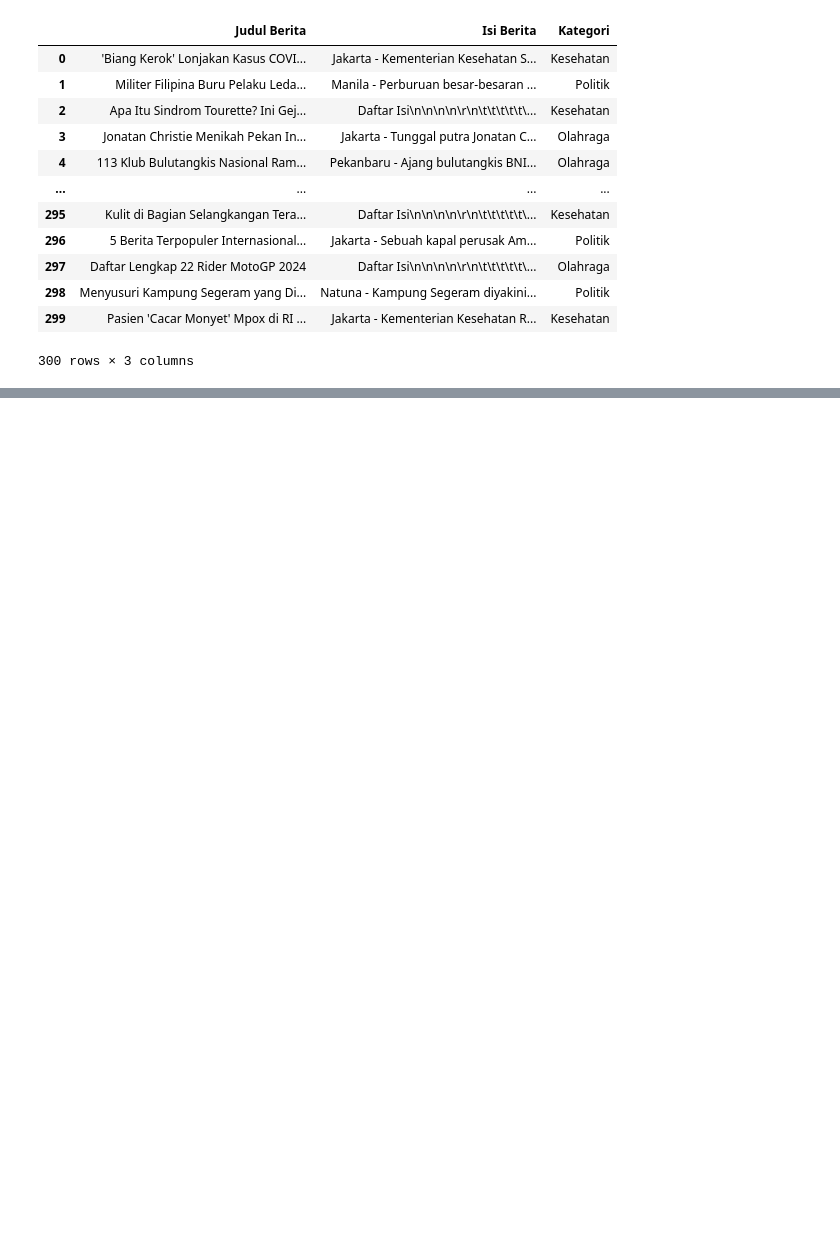
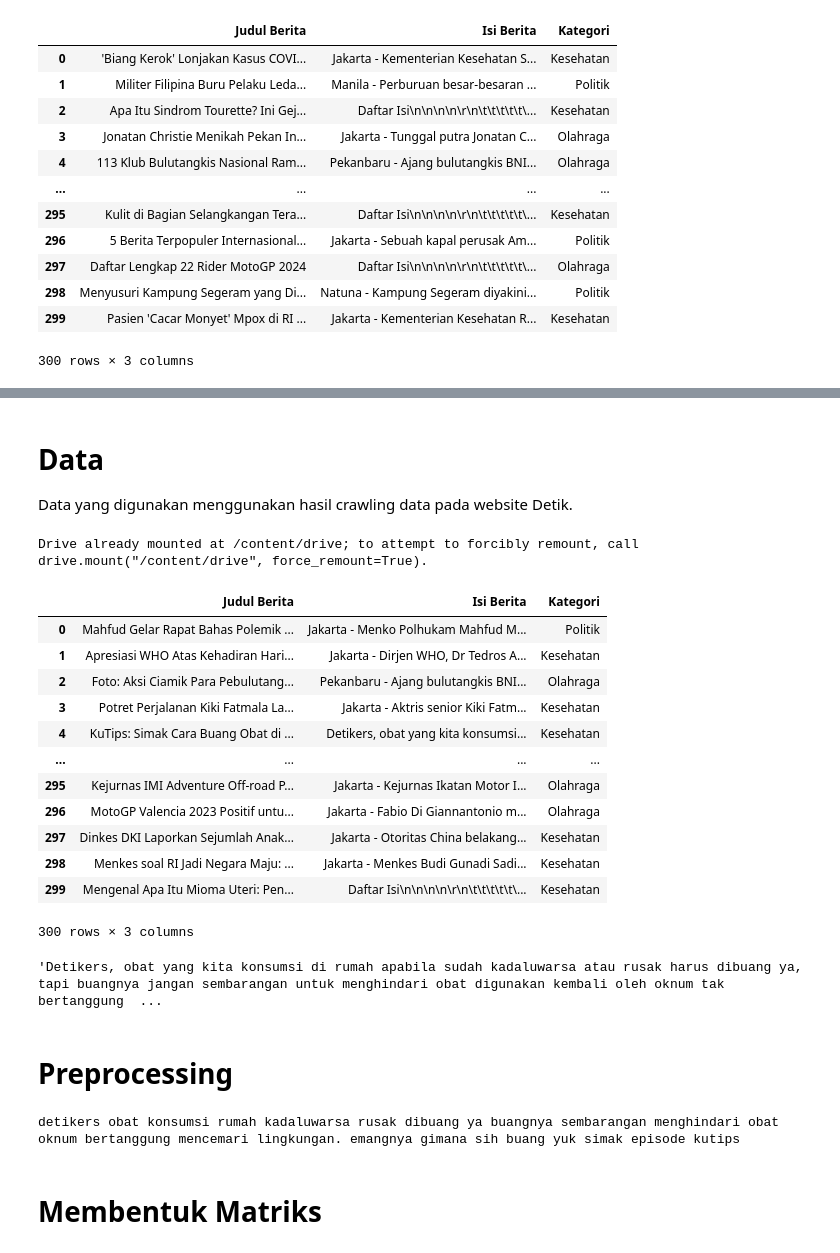
Before and after one commit to rifkiavendika/PPWeb, a Jupyter notebook: _sources/uas.ipynb, the cells around one changed output, grey strips where cells are left out. Saved outputs shown, nothing was run; the diff lists cells and outputs as text; code cells hidden in the pictures; blank space fills up the shorter version.

```diff
--- a/_sources/uas.ipynb
+++ b/_sources/uas.ipynb
@@ -65,0 +107,33 @@ df
+# %% [markdown]
+# Data
+
+Data yang digunakan menggunakan hasil crawling data pada website Detik.
+# %%
+from google.colab import drive
+drive.mount('/content/drive')
+# %% [output]
+Drive already mounted at /content/drive; to attempt to forcibly remount, call drive.mount("/content/drive", force_remount=True).
+# %%
+df = pd.read_csv('/content/drive/MyDrive/PPWeb/tugas/all_kategori.csv')
+df
+# %% [output]
+|  | Judul Berita | Isi Berita | Kategori |
+| 0 | Mahfud Gelar Rapat Bahas Polemik ... | Jakarta - Menko Polhukam Mahfud M... | Politik |
+| 1 | Apresiasi WHO Atas Kehadiran Hari... | Jakarta - Dirjen WHO, Dr Tedros A... | Kesehatan |
+| 2 | Foto: Aksi Ciamik Para Pebulutang... | Pekanbaru - Ajang bulutangkis BNI... | Olahraga |
+| 3 | Potret Perjalanan Kiki Fatmala La... | Jakarta - Aktris senior Kiki Fatm... | Kesehatan |
+| 4 | KuTips: Simak Cara Buang Obat di ... | Detikers, obat yang kita konsumsi... | Kesehatan |
+| ... | ... | ... | ... |
+| 295 | Kejurnas IMI Adventure Off-road P... | Jakarta - Kejurnas Ikatan Motor I... | Olahraga |
+| 296 | MotoGP Valencia 2023 Positif untu... | Jakarta - Fabio Di Giannantonio m... | Olahraga |
+| 297 | Dinkes DKI Laporkan Sejumlah Anak... | Jakarta - Otoritas China belakang... | Kesehatan |
+| 298 | Menkes soal RI Jadi Negara Maju: ... | Jakarta - Menkes Budi Gunadi Sadi... | Kesehatan |
+| 299 | Mengenal Apa Itu Mioma Uteri: Pen... | Daftar Isi\n\n\n\n\r\n\t\t\t\t\t\... | Kesehatan |
+300 rows × 3 columns
+# %%
+berita = df['Isi Berita'].iloc[4]
+berita
+# %% [output]
+'Detikers, obat yang kita konsumsi di rumah apabila sudah kadaluwarsa atau rusak harus dibuang ya, tapi buangnya jangan sembarangan untuk menghindari obat digunakan kembali oleh oknum tak bertanggung  ...
+# %% [markdown]
+# Preprocessing
@@ -65,0 +153,7 @@ df
+# %%
+berita = preprocessing(berita)
+print(berita)
+# %% [output]
+detikers obat konsumsi rumah kadaluwarsa rusak dibuang ya buangnya sembarangan menghindari obat oknum bertanggung mencemari lingkungan. emangnya gimana sih buang yuk simak episode kutips
+# %% [markdown]
+# Membentuk Matriks
```
Also changed, not shown: parts of 31 cells of this notebook, 8 other files.
